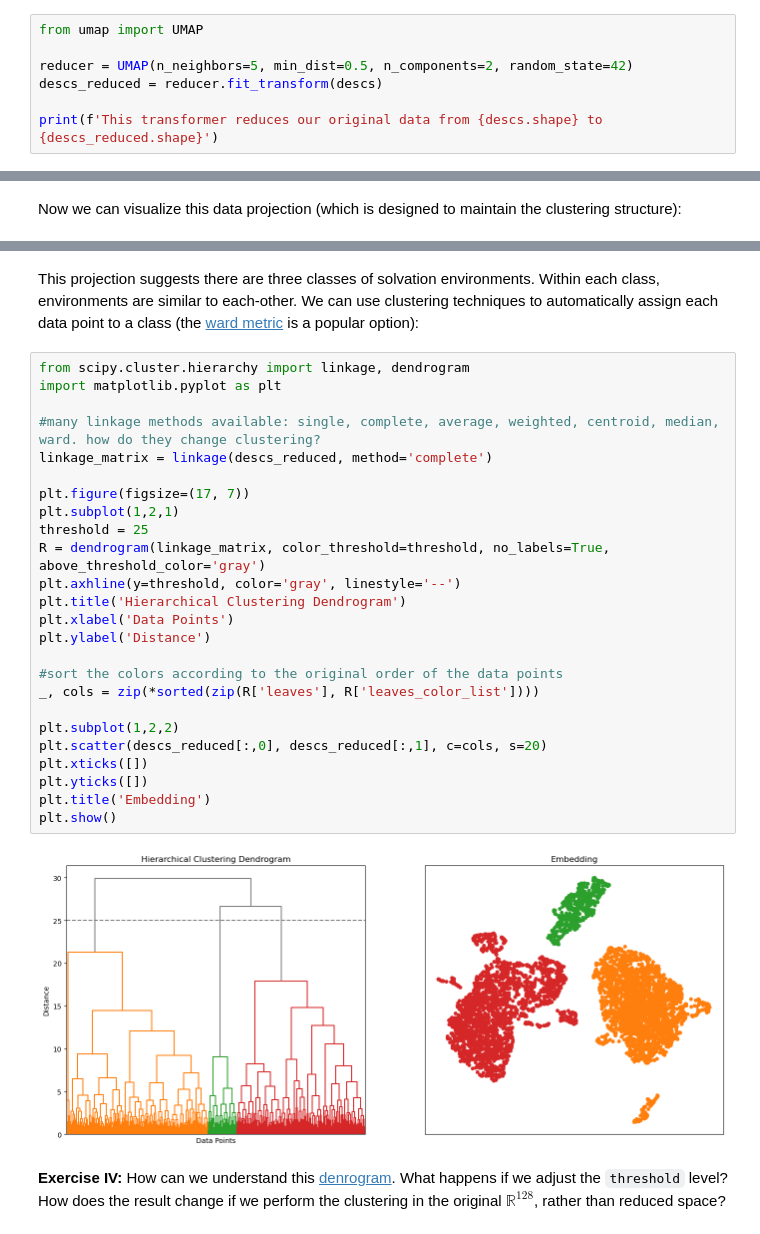
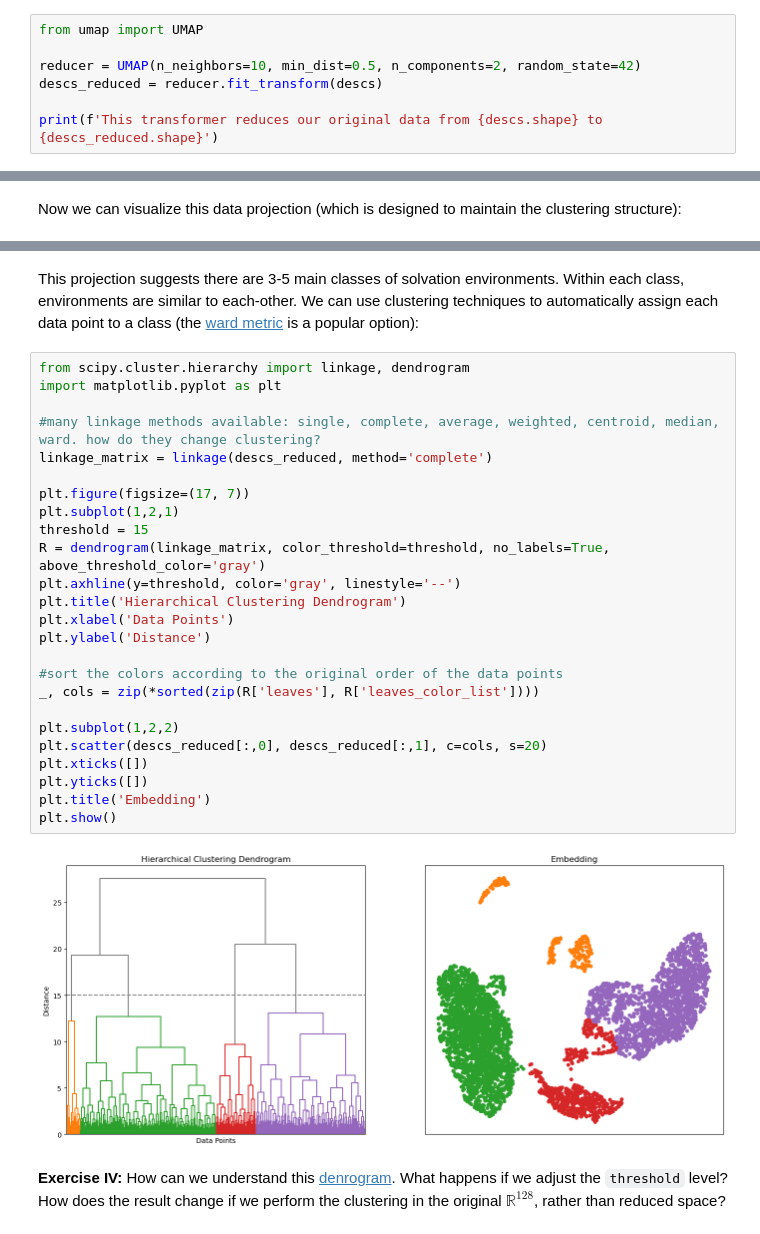
Before and after one commit to imagdau/FUSE2024, a Jupyter notebook: notebook.ipynb, the cells around one changed output, grey strips where cells are left out. Drawn from its saved outputs; the diff is of its cells as text.

```diff
--- a/notebook.ipynb
+++ b/notebook.ipynb
@@ -275,7 +277,7 @@ It would be great to visualize this feature space and check which solvation envi
 # %%
 from umap import UMAP
 
-reducer = UMAP(n_neighbors=5, min_dist=0.5, n_components=2, random_state=42)
+reducer = UMAP(n_neighbors=10, min_dist=0.5, n_components=2, random_state=42)
 descs_reduced = reducer.fit_transform(descs)
 
 print(f'This transformer reduces our original data from {descs.shape} to {descs_reduced.shape}')
@@ -294,32 +295,32 @@ plt.scatter(descs_reduced[:,0], descs_reduced[:,1], s=5)
 # %% [markdown]
-This projection suggests there are three classes of solvation environments. Within each class, environments are similar to each-other. We can use clustering techniques to automatically assign each data point to a class (the [ward metric](https://scikit-learn.org/stable/auto_examples/cluster/plot_linkage_comparison.html) is a popular option):
+This projection suggests there are 3-5 main classes of solvation environments. Within each class, environments are similar to each-other. We can use clustering techniques to automatically assign each data point to a class (the [ward metric](https://scikit-learn.org/stable/auto_examples/cluster/plot_linkage_comparison.html) is a popular option):
 # %%
 from scipy.cluster.hierarchy import linkage, dendrogram
 import matplotlib.pyplot as plt
 
 #many linkage methods available: single, complete, average, weighted, centroid, median, ward. how do they change clustering?
 linkage_matrix = linkage(descs_reduced, method='complete')
 
 plt.figure(figsize=(17, 7))
 plt.subplot(1,2,1)
-threshold = 25
+threshold = 15
 R = dendrogram(linkage_matrix, color_threshold=threshold, no_labels=True, above_threshold_color='gray')
 plt.axhline(y=threshold, color='gray', linestyle='--')
 plt.title('Hierarchical Clustering Dendrogram')
 plt.xlabel('Data Points')
 plt.ylabel('Distance')
 
 #sort the colors according to the original order of the data points
 _, cols = zip(*sorted(zip(R['leaves'], R['leaves_color_list'])))
 
 plt.subplot(1,2,2)
 plt.scatter(descs_reduced[:,0], descs_reduced[:,1], c=cols, s=20)
 plt.xticks([])
 plt.yticks([])
 plt.title('Embedding')
 plt.show()
 # %% [output]
-[figure, old version]
+[figure, new version]
 # %% [markdown]
 **Exercise IV:** How can we understand this [denrogram](https://docs.scipy.org/doc/scipy/reference/generated/scipy.cluster.hierarchy.dendrogram.html). What happens if we adjust the `threshold` level? How does the result change if we perform the clustering in the original $\mathbb{R}^{128}$, rather than reduced space?
 # %%
```
Also changed, not shown: parts of 4 cells of this notebook, 1 other file.
